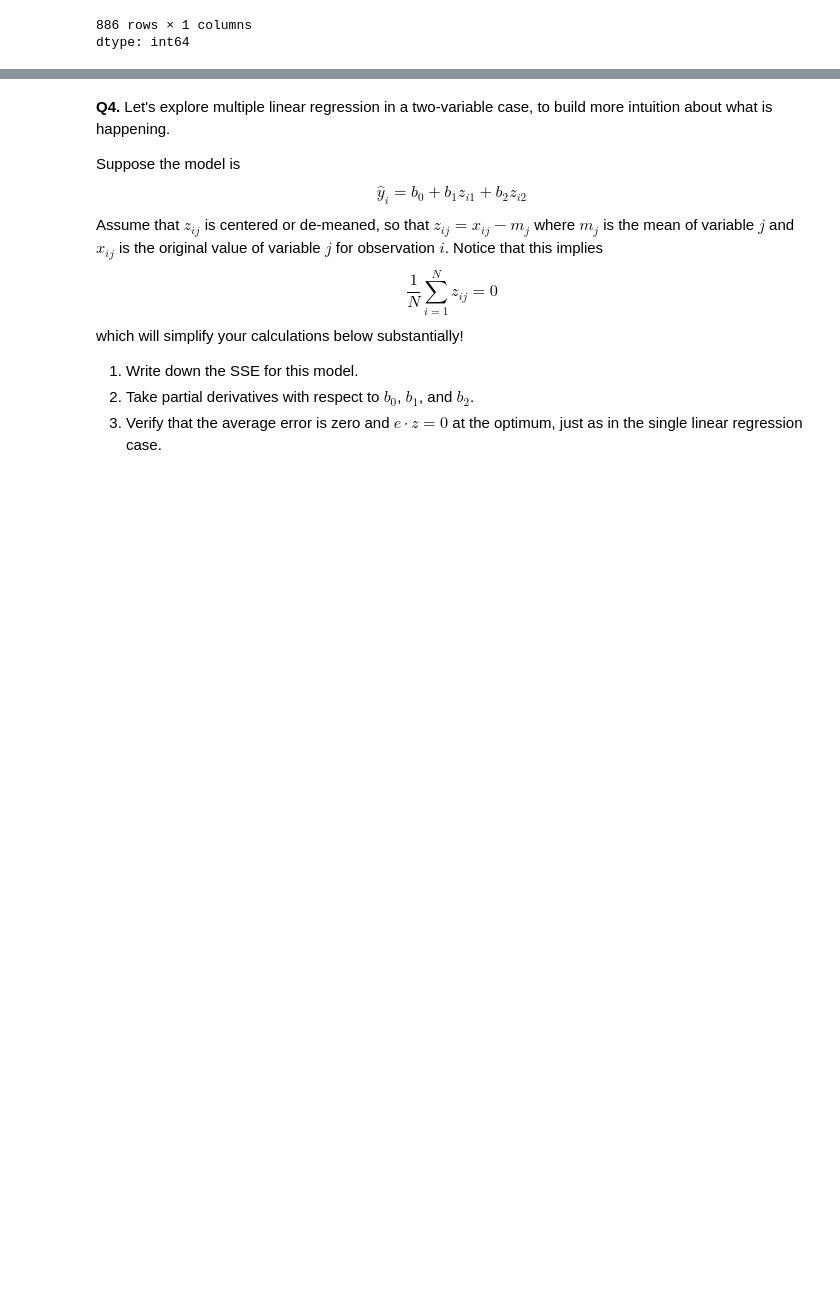
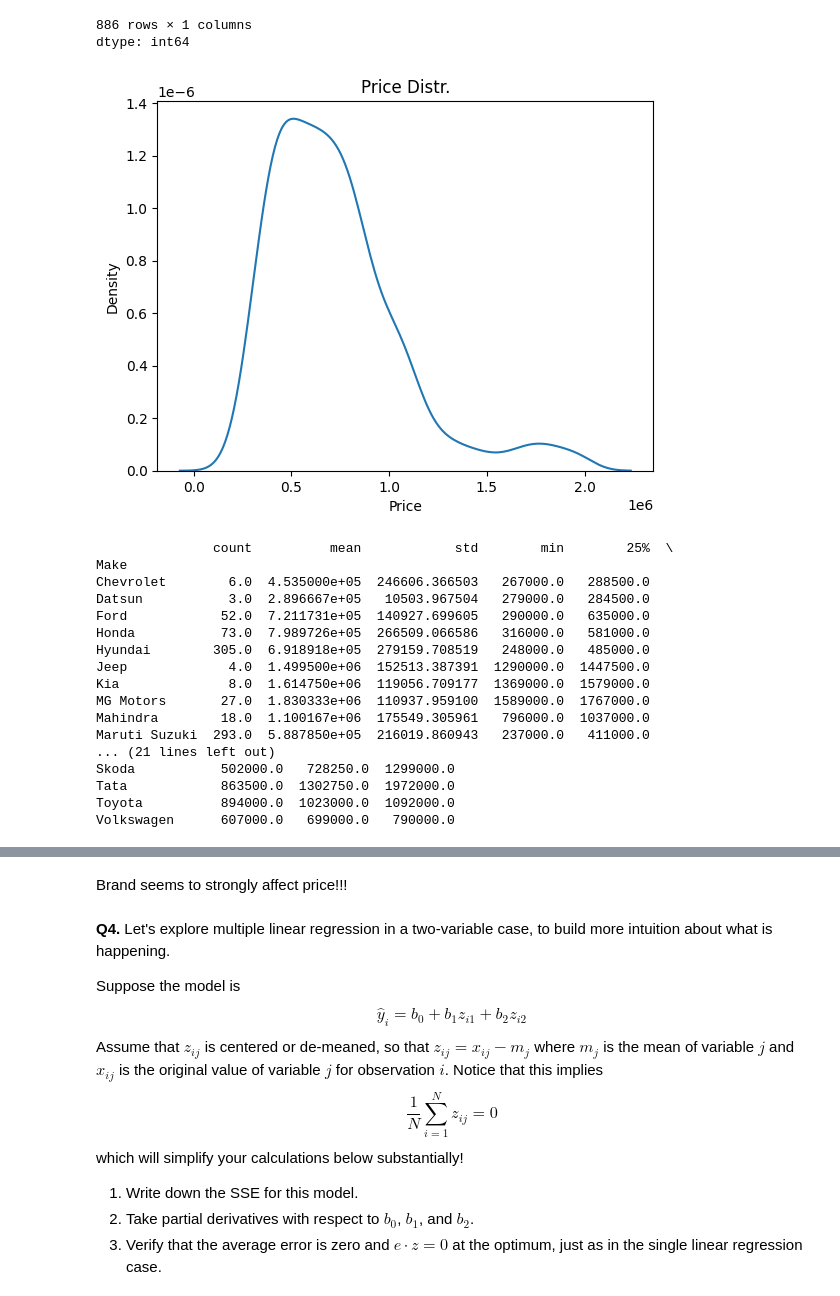
Before and after one commit to ananya-balach/linear_models, a Jupyter notebook: assignment/assignment.ipynb, the cells around one changed output, grey strips where cells are left out. Saved outputs shown, nothing was run; the diff lists cells and outputs as text; code cells hidden in the pictures; blank space fills up the shorter version.

```diff
--- a/assignment/assignment.ipynb
+++ b/assignment/assignment.ipynb
@@ -280,3 +280,35 @@ df.value_counts()
 |  | 2017 | white | sedan | 60287 | 1st | 5 | petrol | 4-Speed | ... |
 886 rows × 1 columns
 dtype: int64
+# %%
+#KDE plot of Price and Make
+df["Price"].describe()
+
+sns.kdeplot(df["Price"])
+plt.title("Price Distr.")
+plt.show()
+
+brand_summary = df.groupby("Make")["Price"].describe()
+print(brand_summary)
+
+sns.kdeplot(data=df, x="Price", hue="Make", common_norm=False)
+plt.show()
+# %% [output]
+[figure, added]
+               count          mean            std        min        25%  \
+Make
+Chevrolet        6.0  4.535000e+05  246606.366503   267000.0   288500.0
+Datsun           3.0  2.896667e+05   10503.967504   279000.0   284500.0
+Ford            52.0  7.211731e+05  140927.699605   290000.0   635000.0
+Honda           73.0  7.989726e+05  266509.066586   316000.0   581000.0
+Hyundai        305.0  6.918918e+05  279159.708519   248000.0   485000.0
+Jeep             4.0  1.499500e+06  152513.387391  1290000.0  1447500.0
+Kia              8.0  1.614750e+06  119056.709177  1369000.0  1579000.0
+MG Motors       27.0  1.830333e+06  110937.959100  1589000.0  1767000.0
+Mahindra        18.0  1.100167e+06  175549.305961   796000.0  1037000.0
+Maruti Suzuki  293.0  5.887850e+05  216019.860943   237000.0   411000.0
+... (21 lines left out)
+Skoda           502000.0   728250.0  1299000.0
+Tata            863500.0  1302750.0  1972000.0
+Toyota          894000.0  1023000.0  1092000.0
+Volkswagen      607000.0   699000.0   790000.0
@@ -283,3 +316,5 @@ dtype: int64
+# %% [markdown]
+Brand seems to strongly affect price!!!
 # %% [markdown]
 **Q4.** Let's explore multiple linear regression in a two-variable case, to build more intuition about what is happening.
 
```
Also changed, not shown: parts of 1 cell of this notebook.
